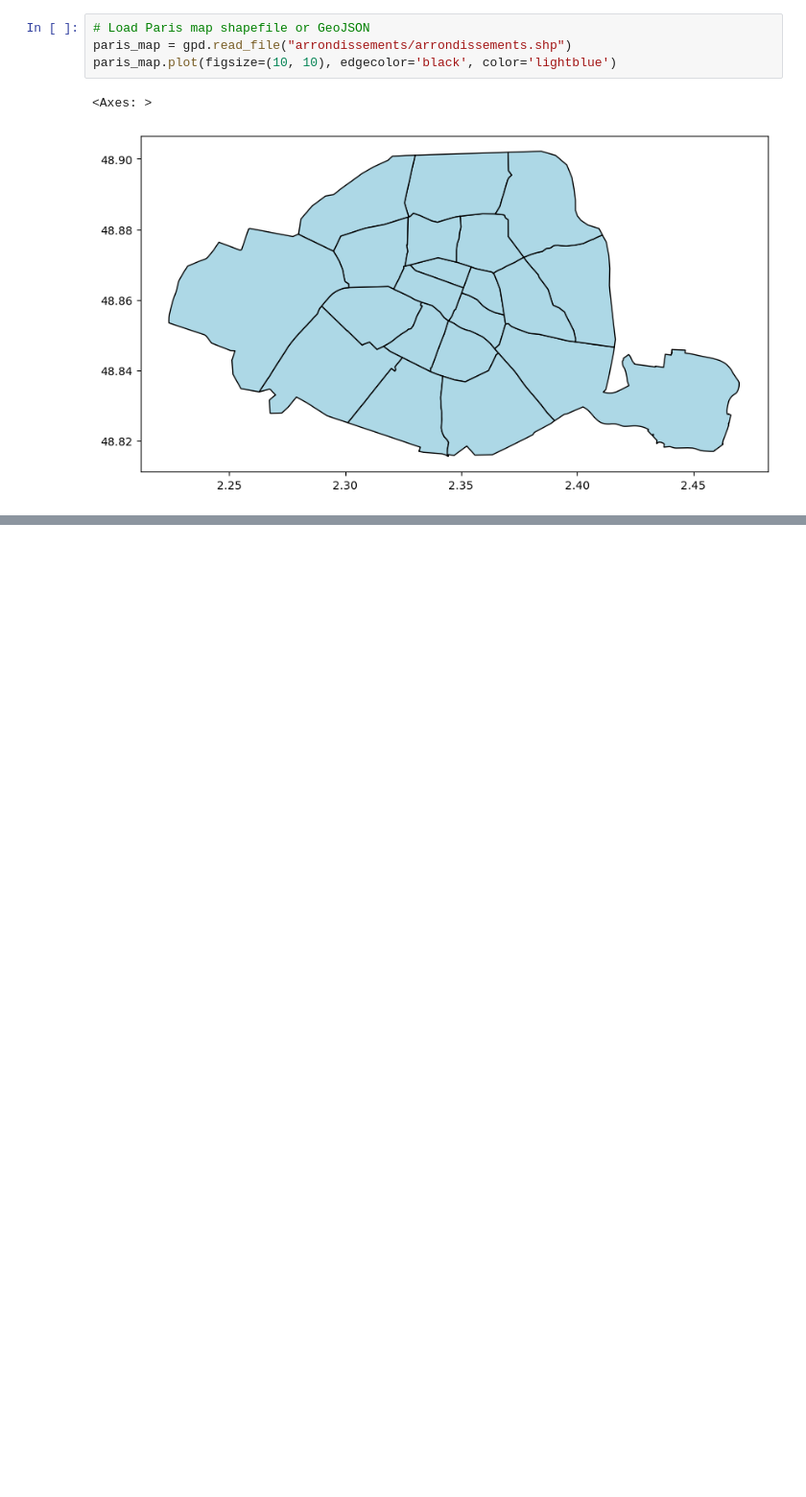
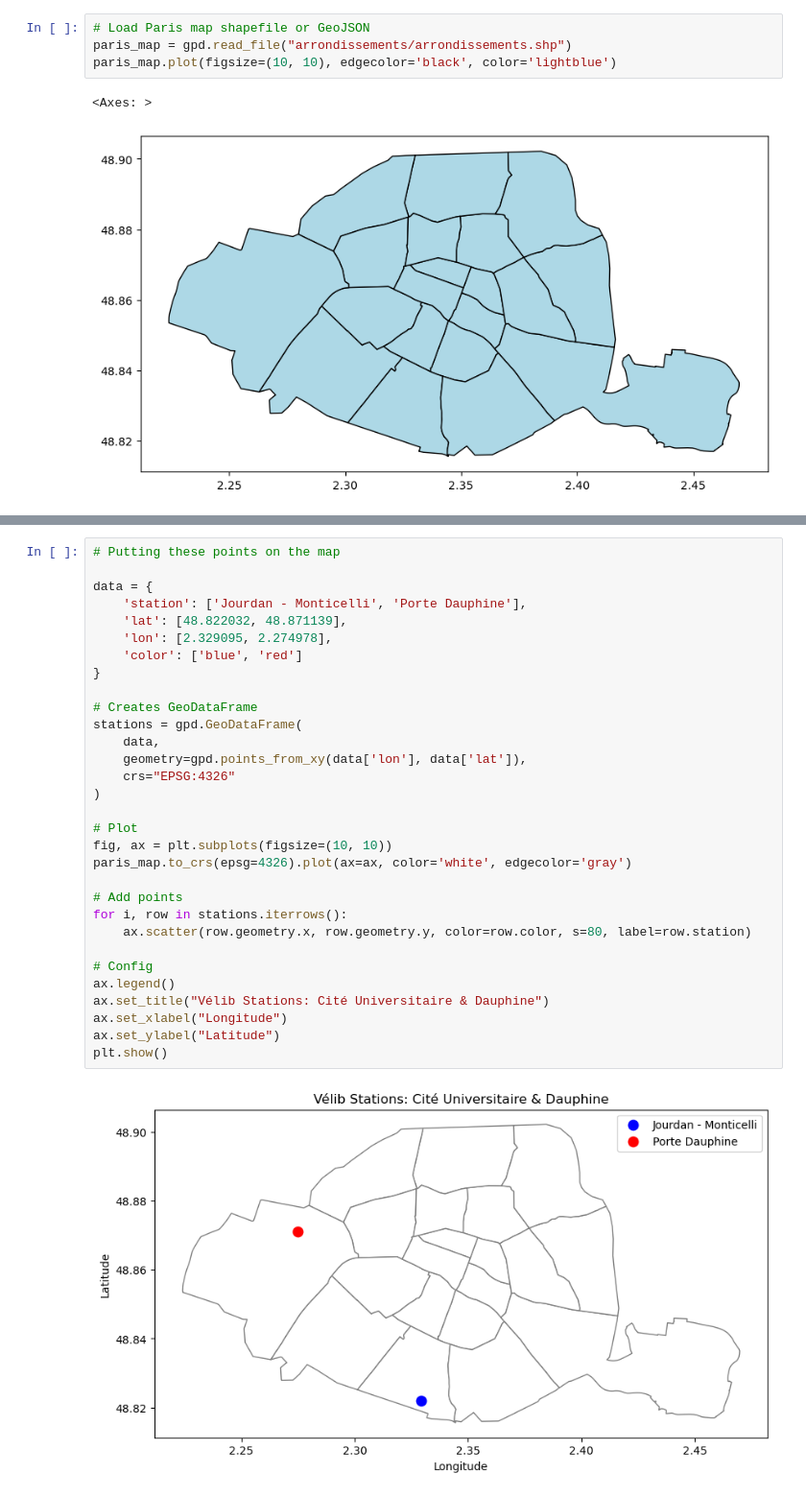
Before and after one commit to victorhrls/Velib, a Jupyter notebook: VelibAnalysis.ipynb, the cells around one changed output, grey strips where cells are left out. Shown at 96% size. Saved outputs shown, nothing was run; the diff lists cells and outputs as text; blank space fills up the shorter version.

Commit message:
Stations i am studying

```diff
--- a/VelibAnalysis.ipynb
+++ b/VelibAnalysis.ipynb
@@ -113,0 +130,33 @@ plt.show()
+# %%
+# Putting these points on the map
+
+data = {
+    'station': ['Jourdan - Monticelli', 'Porte Dauphine'],
+    'lat': [48.822032, 48.871139],
+    'lon': [2.329095, 2.274978],
+    'color': ['blue', 'red']
+}
+
+# Creates GeoDataFrame
+stations = gpd.GeoDataFrame(
+    data,
+    geometry=gpd.points_from_xy(data['lon'], data['lat']),
+    crs="EPSG:4326"
+)
+
+# Plot
+fig, ax = plt.subplots(figsize=(10, 10))
+paris_map.to_crs(epsg=4326).plot(ax=ax, color='white', edgecolor='gray')
+
+# Add points
+for i, row in stations.iterrows():
+    ax.scatter(row.geometry.x, row.geometry.y, color=row.color, s=80, label=row.station)
+
+# Config
+ax.legend()
+ax.set_title("Vélib Stations: Cité Universitaire & Dauphine")
+ax.set_xlabel("Longitude")
+ax.set_ylabel("Latitude")
+plt.show()
+# %% [output]
+[figure, added]
```
Also changed, not shown: parts of 4 cells of this notebook.
